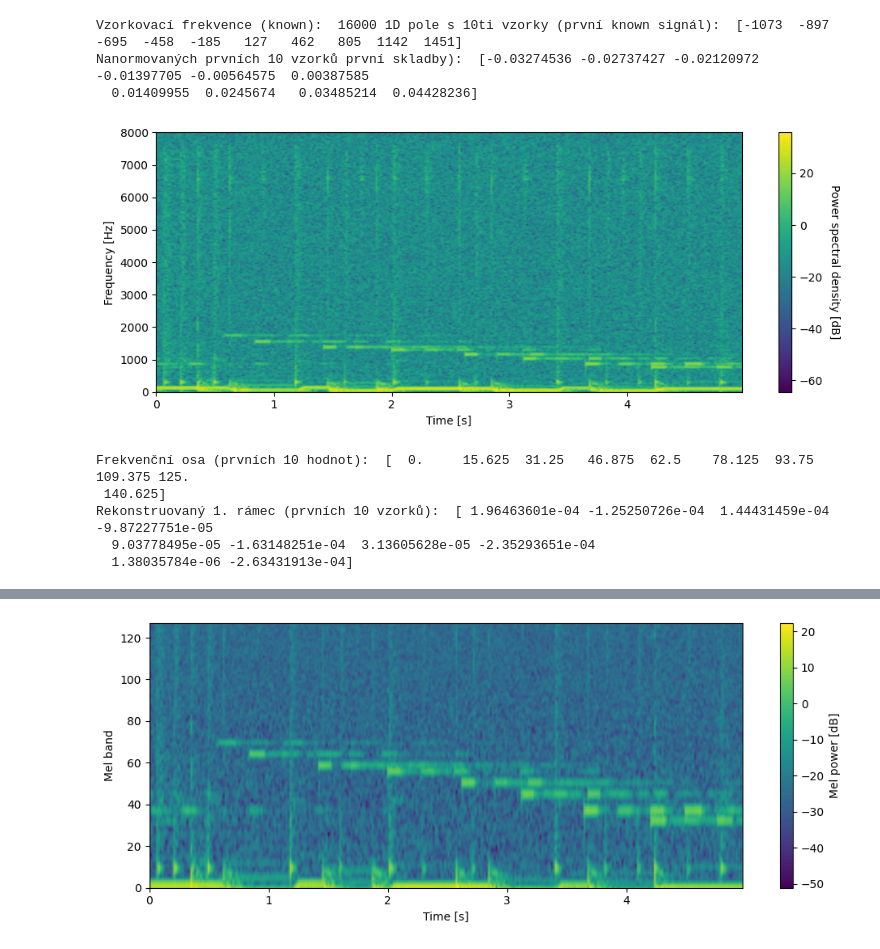
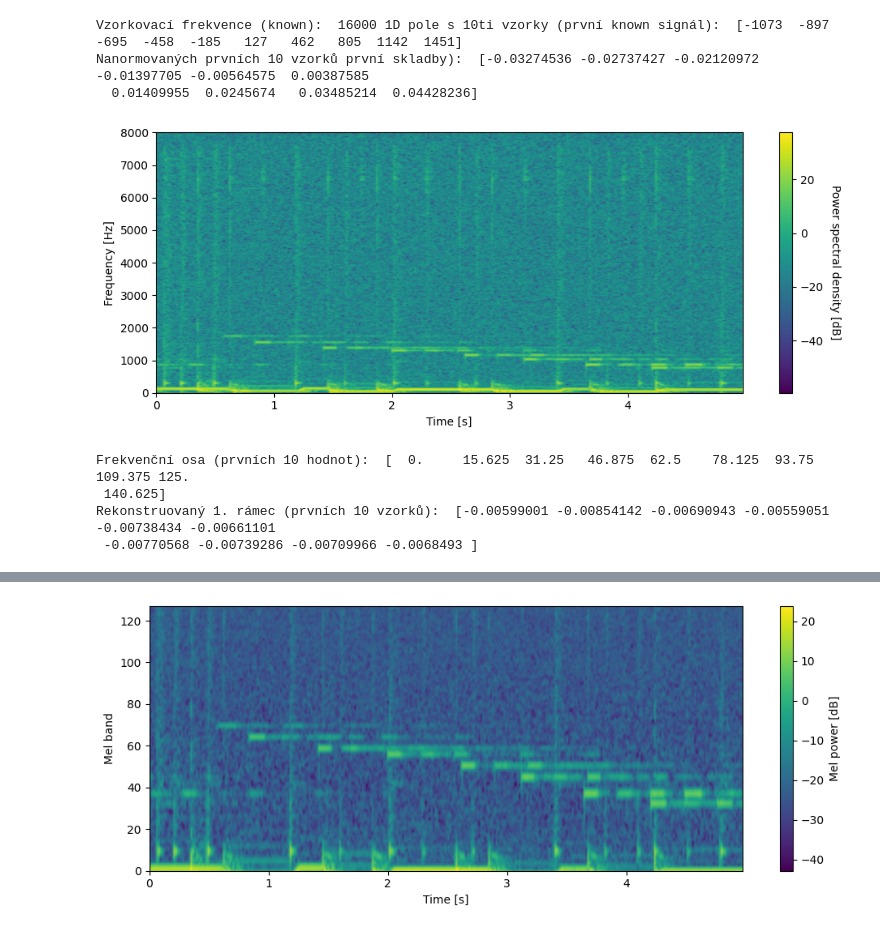
Before and after one commit to CplSwofford/Signal_Systems, a Jupyter notebook: ISS.ipynb, the cells around one changed output, grey strips where cells are left out. Cells and saved outputs as stored; diff of their text form; code cells hidden in the pictures.

```diff
--- a/ISS.ipynb
+++ b/ISS.ipynb
@@ -192,9 +192,9 @@ def spectrogram(x, window, noverlap=None, nfft=None):
         """
         Okenní funkce:
         """
-        #window = np.hamming(int(window))
+        window = np.hamming(int(window))
         #window = np.hanning(int(window))
-        window = kaiser(int(window), beta=8.6)
+        #window = kaiser(int(window), beta=8.6)
         #window = blackmanharris(int(window))
 
 
@@ -281,6 +281,19 @@ def mel_db(X, fs, nfft, n_mels=64, fmin=100, fmax=6000, eps=1e-10):
     H = librosa.filters.mel(sr=fs, n_fft=nfft, n_mels=n_mels, fmin=fmin, fmax=fmax)  # (mels × bins)
     return 10*np.log10(H @ S + eps)
 
+"""
+Mel funkce je matematická transformace, která převádí fyzickou frekvenci f zvuku (měřenou v Hertzích, Hz)
+na percepční frekvenční škálu (Mel). Tato škála je navržena tak, aby lépe odpovídala způsobu, jakým lidský
+sluchový systém vnímá výšku tónů.
+
+Klíčový bod: Vztah mezi vnímanou výškou tónu a skutečnou frekvencí není lineární.
+Mel škála se snaží tento nelineární vztah modelovat.
+
+
+Mel funkce "roztahuje" nízké frekvence a "stlačuje" vysoké frekvence, čímž simuluje toto lidské vnímání.
+"""
+
+
 M = mel_db(X, fs=valid_Fs, nfft=Nfft, n_mels=128, fmin=100, fmax=6000)
 
 t = np.arange(M.shape[1]) * (hop / valid_Fs)
@@ -294,6 +307,13 @@ plt.tight_layout()
 #########################################################################################
 
 
+"""
+Charakter Datasetu: Melodie v datasetu pravděpodobně neobsahují příliš mnoho energie
+ve velmi vysokých frekvencích, nebo je vysoká frekvenční složka u všech
+melodií velmi podobná a pro rozlišení nepodstatná.
+
+
+"""
 n_mels = 96
 fmin, fmax = 80, 1400
 
@@ -313,41 +333,66 @@ def clip_to_embedding(x):
     return emb
 
 
+"""
+
+Vstup: 1D signál jednoho klipu x (valid nebo known).
+
+X = spectrogram(...) – spočítá STFT (čas × frekvence).
+M = mel_db(X, ...) – převede na log-mel spektrogram (čas × mel-pásma),
+což je robustnější vůči šumu/ekvalizaci a víc odpovídá lidskému sluchu.
+
+emb = M.mean(axis=1) – zprůměruje přes čas a dostane pevně dlouhý vektor (délka = n_mels).
+
+Tomu říkáme embedding: kompaktní „otisk“ zvuku, vhodný k rychlému porovnávání.
+Proč průměrovat? Potřebuješ stejnou délku vektoru pro 5s i 10s klipy.
+Průměr přes čas zahodí časové pořadí, ale zachová „kolik které frekvenční oblasti v klipu obecně je“.
+
+"""
+
+
 known_emb = np.vstack([clip_to_embedding(known_vec[j]) for j in range(known_vec.shape[0])])  # shape (706, n_mels)
+
+
+""""
+L2 norma je tu proto, aby byla podobnost spravedlivá a měřila shodu „otisku“ skladby, ne její hlasitost.
+Odebere vliv celkové energie/hlasitosti.
+porovnává „směr“ vektorů, ne jejich velikost
+L2 norma (také Eukleidovská norma) je „délka“ vektoru v běžném geometrickém smyslu.
+"""
 known_norm = np.linalg.norm(known_emb, axis=1, keepdims=True) + 1e-12  # (706,1)
 
+##########################################################################################
 
-##########################################################################################
+#np.random.permutation(known_emb)
 
 
 
 N_valid = 50
 
 def compute_similarity_matrix(N_valid, N_known):
   # complete stupid solution just for testing the evaluation ...
   # the full version will probably have more arguments !
   similarities = np.random.uniform( 0, 1, (N_valid, N_known))
 
   for i in range(N_valid):
       v = clip_to_embedding(valid_vec[i])                      # (n_mels,)
       vnorm = np.linalg.norm(v) + 1e-12
       sims = (known_emb @ v) / (known_norm.ravel() * vnorm)    # (706,)
       similarities[i, :] = sims
 
   return similarities
 # %% [output]
 Vzorkovací frekvence (known):  16000 1D pole s 10ti vzorky (první known signál):  [-1073  -897  -695  -458  -185   127   462   805  1142  1451]
 Nanormovaných prvních 10 vzorků první skladby):  [-0.03274536 -0.02737427 -0.02120972 -0.01397705 -0.00564575  0.00387585
   0.01409955  0.0245674   0.03485214  0.04428236]
-[figure, old version]
+[figure, new version]
 Frekvenční osa (prvních 10 hodnot):  [  0.     15.625  31.25   46.875  62.5    78.125  93.75  109.375 125.
  140.625]
-Rekonstruovaný 1. rámec (prvních 10 vzorků):  [ 1.96463601e-04 -1.25250726e-04  1.44431459e-04 -9.87227751e-05
-  9.03778495e-05 -1.63148251e-04  3.13605628e-05 -2.35293651e-04
-  1.38035784e-06 -2.63431913e-04]
+Rekonstruovaný 1. rámec (prvních 10 vzorků):  [-0.00599001 -0.00854142 -0.00690943 -0.00559051 -0.00738434 -0.00661101
+ -0.00770568 -0.00739286 -0.00709966 -0.0068493 ]
 [interactive output not drawn]
 [interactive output not drawn]
-[figure, old version]
+[figure, new version]
 # %%
 # evaluation - the function produces Top-1 and Top-5 accuracy on validation data
 def eval(scores, key):
```
Also changed, not shown: parts of 5 cells of this notebook.
